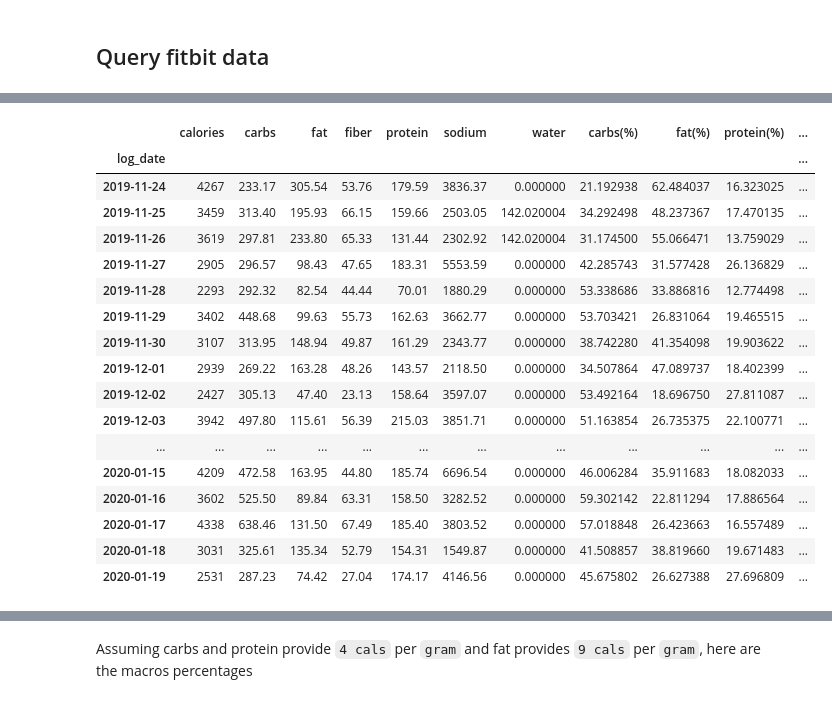
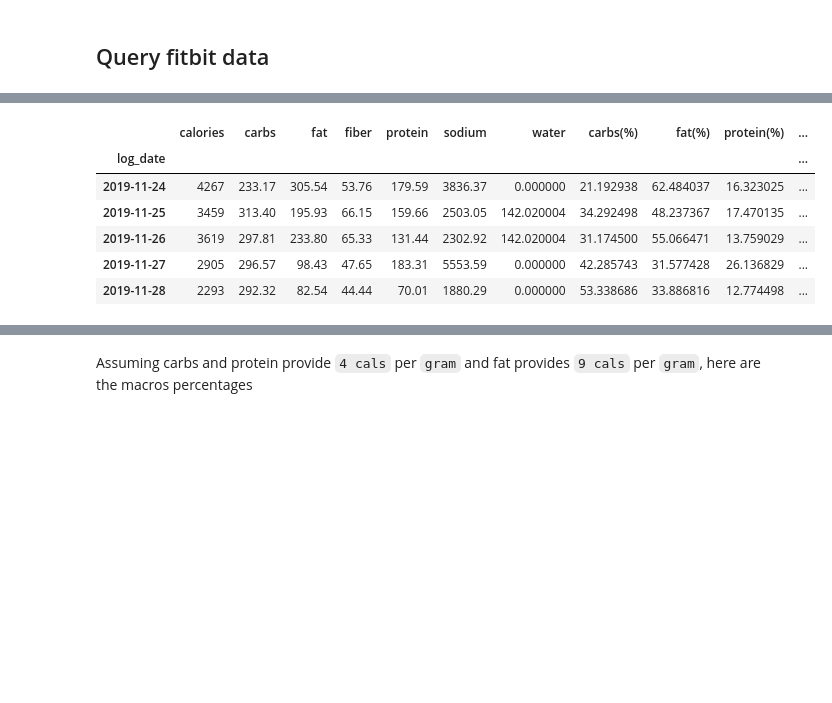
Before and after one commit to hnagib/Fitbit-Analytics, a Jupyter notebook: notebooks/hn-food-data.ipynb, the cells around one changed output, grey strips where cells are left out. Drawn from its saved outputs; the diff is of its cells as text; code cells hidden in the pictures; blank space fills up the shorter version.

```diff
--- a/notebooks/hn-food-data.ipynb
+++ b/notebooks/hn-food-data.ipynb
@@ -74,5 +69,5 @@ d = auth_client.get_sleep(pd.to_datetime('2020-01-20'))
 # %%
-date_list = pd.date_range('2019-11-24', '2020-01-19')
+date_list = pd.date_range('2019-11-24', pd.datetime.today())
 
 food_logs = [auth_client.foods_log(date) for date in date_list]
 cal_out = [(date, auth_client.activities(date)['summary']['caloriesOut']) for date in date_list]
@@ -101,23 +96,16 @@ df_macros = df_macros.set_index('log_date')
 df_macros = df_macros.join(df_calsout)
 # %%
 df_macros['calsIn_over_calsOut'] = df_macros['calories']/df_macros['caloriesOut']
-df_macros
+df_macros['carbs_target'] = 350
+df_macros['protein_target'] = 200
+df_macros['fiber_target'] = 36
+df_macros['fat_target'] = 116
+df_macros.head()
 # %% [output]
 |  | calories | carbs | fat | fiber | protein | sodium | water | carbs(%) | fat(%) | protein(%) | ... |
 | log_date |  |  |  |  |  |  |  |  |  |  | ... |
 | 2019-11-24 | 4267 | 233.17 | 305.54 | 53.76 | 179.59 | 3836.37 | 0.000000 | 21.192938 | 62.484037 | 16.323025 | ... |
 | 2019-11-25 | 3459 | 313.40 | 195.93 | 66.15 | 159.66 | 2503.05 | 142.020004 | 34.292498 | 48.237367 | 17.470135 | ... |
 | 2019-11-26 | 3619 | 297.81 | 233.80 | 65.33 | 131.44 | 2302.92 | 142.020004 | 31.174500 | 55.066471 | 13.759029 | ... |
 | 2019-11-27 | 2905 | 296.57 | 98.43 | 47.65 | 183.31 | 5553.59 | 0.000000 | 42.285743 | 31.577428 | 26.136829 | ... |
 | 2019-11-28 | 2293 | 292.32 | 82.54 | 44.44 | 70.01 | 1880.29 | 0.000000 | 53.338686 | 33.886816 | 12.774498 | ... |
-| 2019-11-29 | 3402 | 448.68 | 99.63 | 55.73 | 162.63 | 3662.77 | 0.000000 | 53.703421 | 26.831064 | 19.465515 | ... |
-| 2019-11-30 | 3107 | 313.95 | 148.94 | 49.87 | 161.29 | 2343.77 | 0.000000 | 38.742280 | 41.354098 | 19.903622 | ... |
-| 2019-12-01 | 2939 | 269.22 | 163.28 | 48.26 | 143.57 | 2118.50 | 0.000000 | 34.507864 | 47.089737 | 18.402399 | ... |
-| 2019-12-02 | 2427 | 305.13 | 47.40 | 23.13 | 158.64 | 3597.07 | 0.000000 | 53.492164 | 18.696750 | 27.811087 | ... |
-| 2019-12-03 | 3942 | 497.80 | 115.61 | 56.39 | 215.03 | 3851.71 | 0.000000 | 51.163854 | 26.735375 | 22.100771 | ... |
-| ... | ... | ... | ... | ... | ... | ... | ... | ... | ... | ... | ... |
-| 2020-01-15 | 4209 | 472.58 | 163.95 | 44.80 | 185.74 | 6696.54 | 0.000000 | 46.006284 | 35.911683 | 18.082033 | ... |
-| 2020-01-16 | 3602 | 525.50 | 89.84 | 63.31 | 158.50 | 3282.52 | 0.000000 | 59.302142 | 22.811294 | 17.886564 | ... |
-| 2020-01-17 | 4338 | 638.46 | 131.50 | 67.49 | 185.40 | 3803.52 | 0.000000 | 57.018848 | 26.423663 | 16.557489 | ... |
-| 2020-01-18 | 3031 | 325.61 | 135.34 | 52.79 | 154.31 | 1549.87 | 0.000000 | 41.508857 | 38.819660 | 19.671483 | ... |
-| 2020-01-19 | 2531 | 287.23 | 74.42 | 27.04 | 174.17 | 4146.56 | 0.000000 | 45.675802 | 26.627388 | 27.696809 | ... |
```
Also changed, not shown: parts of 10 cells of this notebook, 2 other files.
